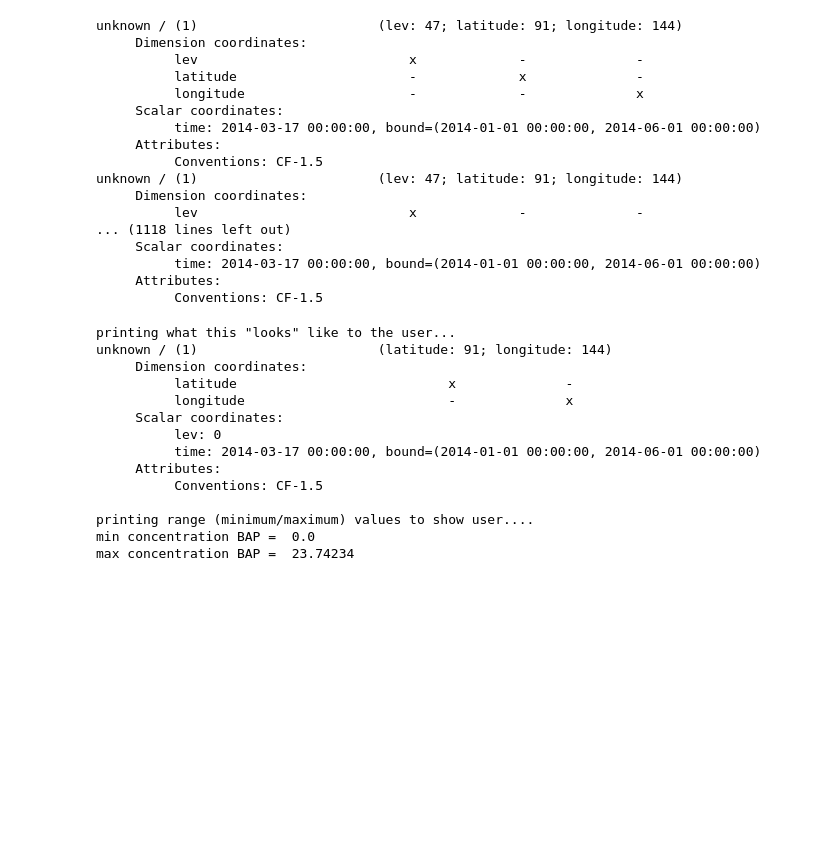
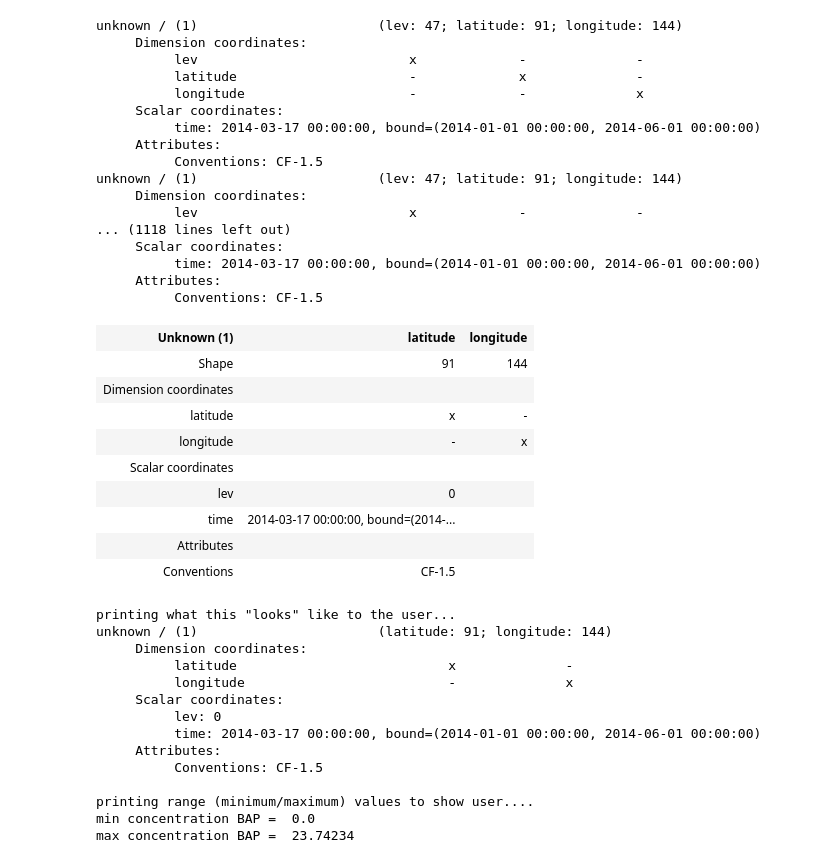
Before and after one commit to petridisha/arctic-PAHs, a Jupyter notebook: Arctic_PAHs_Analysis_SlowRxn.ipynb, the cells around one changed output. Drawn from its saved outputs; the diff is of its cells as text; code cells hidden in the pictures; blank space fills up the shorter version.

```diff
--- a/Arctic_PAHs_Analysis_SlowRxn.ipynb
+++ b/Arctic_PAHs_Analysis_SlowRxn.ipynb
@@ -77,6 +77,19 @@ unknown / (1)                       (lev: 47; latitude: 91; longitude: 144)
           time: 2014-03-17 00:00:00, bound=(2014-01-01 00:00:00, 2014-06-01 00:00:00)
      Attributes:
           Conventions: CF-1.5
+# %%
+PAH_totals[1][12]
+# %% [output]
+| Unknown (1) | latitude | longitude |
+| Shape | 91 | 144 |
+| Dimension coordinates |  |  |
+| latitude | x | - |
+| longitude | - | x |
+| Scalar coordinates |  |  |
+| lev | 0 |  |
+| time | 2014-03-17 00:00:00, bound=(2014-... |  |
+| Attributes |  |  |
+| Conventions | CF-1.5 |  |
 # %%
 BAP = PAH_totals[2][12]
 # print (BAP)
```
Also changed, not shown: parts of 29 cells of this notebook.
